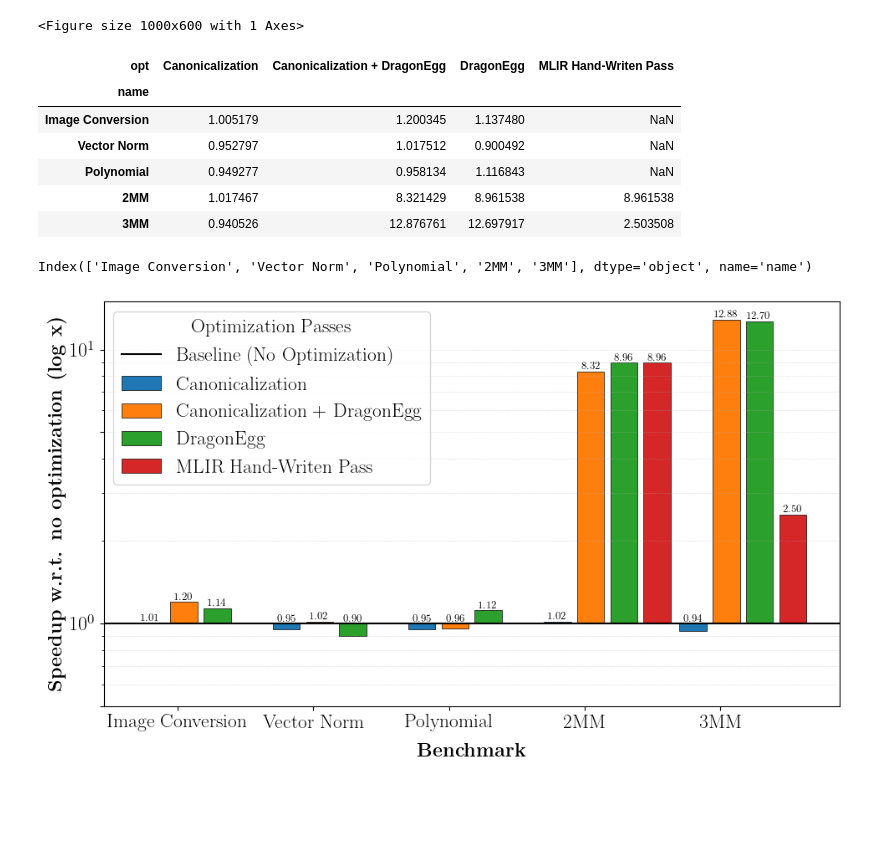
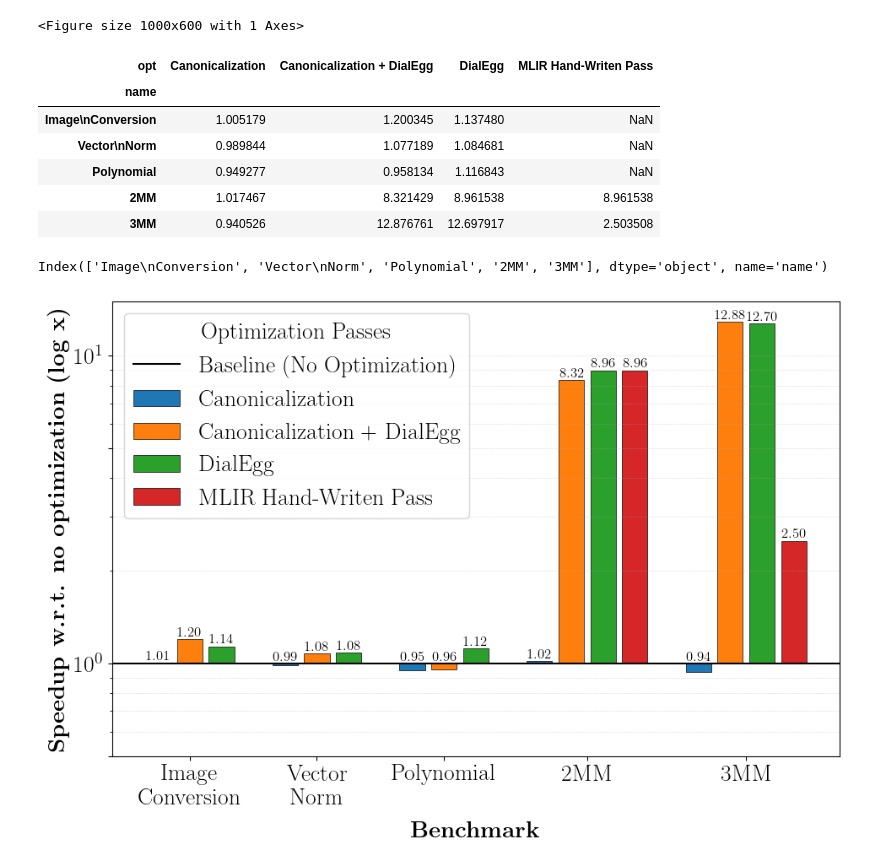
Before and after one commit to zzzDavid/DialEgg, a Jupyter notebook: scripts/plot.ipynb, the cells around one changed output. Cells and saved outputs as stored; diff of their text form; code cells hidden in the pictures; blank space fills up the shorter version.

```diff
--- a/scripts/plot.ipynb
+++ b/scripts/plot.ipynb
@@ -34,19 +34,19 @@ df
 # %%
 # Renanem names to nice names
 df['name'] = df['name'].replace({
-    "arith_rgb_to_gray": "Image Conversion",
+    "arith_rgb_to_gray": "Image\nConversion",
     "linalg_assoc": "2MM",
     "linalg_3mm": "3MM",
-    "math_inv_sqrt": "Vector Norm",
+    "math_inv_sqrt": "Vector\nNorm",
     "math_horners_method": "Polynomial"
 })
 
 df['opt'] = df['opt'].replace({
     "noopt": "No Optimization",
     "canon": "Canonicalization",
-    "eqsat": "DragonEgg",
-    "eqsat+canon": "DragonEgg + Canonicalization",
-    "canon+eqsat": "Canonicalization + DragonEgg",
+    "eqsat": "DialEgg",
+    "eqsat+canon": "DialEgg + Canonicalization",
+    "canon+eqsat": "Canonicalization + DialEgg",
     "cpp": "MLIR Hand-Writen Pass"
 })
 # %%
@@ -80,7 +80,7 @@ df_opt = df[['name', 'opt', "-O3"]]
 
 # Pivot the dataframe to have optimizations as columns
 df_pivot = df_opt.pivot(index='name', columns='opt', values="-O3")
-df_pivot = df_pivot.drop(columns=['DragonEgg + Canonicalization'], errors='ignore')
+df_pivot = df_pivot.drop(columns=['DialEgg + Canonicalization'], errors='ignore')
 
 # Calculate speedup relative to 'noopt'
 df_speedup = (1.0 / df_pivot).mul(df_pivot['No Optimization'], axis=0)
@@ -142,73 +142,71 @@ df_opt = df[['name', 'opt', "-O3"]]
 
 # Pivot the dataframe to have optimizations as columns
 df_pivot = df_opt.pivot(index='name', columns='opt', values="-O3")
-df_pivot = df_pivot.drop(columns=['DragonEgg + Canonicalization'], errors='ignore')
+df_pivot = df_pivot.drop(columns=['DialEgg + Canonicalization'], errors='ignore')
 
 # Calculate speedup relative to 'noopt'
 df_speedup = (1.0 / df_pivot).mul(df_pivot['No Optimization'], axis=0)
 df_speedup = df_speedup.drop(columns=['No Optimization'], errors='ignore')
 
 # order is Image Conversion, vector norm, polynomial, 2MM, 3MM
-df_speedup = df_speedup.reindex(['Image Conversion', 'Vector Norm', 'Polynomial', '2MM', '3MM'])
+df_speedup = df_speedup.reindex(['Image\nConversion', 'Vector\nNorm', 'Polynomial', '2MM', '3MM'])
 df_speedup
 # %% [output]
-| opt | Canonicalization | Canonicalization + DragonEgg | DragonEgg | MLIR Hand-Writen Pass |
+| opt | Canonicalization | Canonicalization + DialEgg | DialEgg | MLIR Hand-Writen Pass |
 | name |  |  |  |  |
-| Image Conversion | 1.005179 | 1.200345 | 1.137480 | NaN |
-| Vector Norm | 0.952797 | 1.017512 | 0.900492 | NaN |
+| Image\nConversion | 1.005179 | 1.200345 | 1.137480 | NaN |
+| Vector\nNorm | 0.989844 | 1.077189 | 1.084681 | NaN |
 | Polynomial | 0.949277 | 0.958134 | 1.116843 | NaN |
 | 2MM | 1.017467 | 8.321429 | 8.961538 | 8.961538 |
 | 3MM | 0.940526 | 12.876761 | 12.697917 | 2.503508 |
 # %%
 df_speedup.index
 # %% [output]
-Index(['Image Conversion', 'Vector Norm', 'Polynomial', '2MM', '3MM'], dtype='object', name='name')
+Index(['Image\nConversion', 'Vector\nNorm', 'Polynomial', '2MM', '3MM'], dtype='object', name='name')
 # %%
 # Create the speedup plot
-fig, ax = plt.subplots(figsize=(10, 6))
+fig, ax = plt.subplots(figsize=(10, 7))
 
 bar_width = 0.20
-space = 0.045
-num_bars = len(df_speedup.columns)
+space = 0.050
 
-index = np.arange(len(df_speedup.index))
-group_offset = (num_bars * (bar_width + space)) / 2  # Offset to center bar groups
+index = np.array([0, 1, 2, 3, 4.25])
 
 for i, col in enumerate(df_speedup.columns):
-    bars = ax.bar(index + bar_width/2 + i * (bar_width + space), df_speedup[col] - 1, bar_width,
+    bars = ax.bar(index + i * (bar_width + space), df_speedup[col] - 1, bar_width,
                   label=col, bottom=1, edgecolor='black', linewidth=0.5)  # Bars start from 1
 
     # Add text labels on top of each bar
     for bar in bars:
         height = bar.get_height()
         if not np.isnan(height):  # Skip NaN values
-            ax.text(bar.get_x() + bar.get_width() / 2, max(0, height) + 1, f'{height + 1:.2f}', ha='center', va='bottom', fontsize=9)
+            ax.text(bar.get_x() + bar.get_width() / 2, max(0, height) + 1, f'{height + 1:.2f}', ha='center', va='bottom', fontsize=12)
 
 ax.grid(True, which='both', axis='y', zorder=0, linestyle=':', linewidth=0.5, alpha=0.7)
-plt.rcParams.update({'font.size': 17})
+plt.rcParams.update({'font.size': 20})
 
 # Customize the plot
 plt.xlabel(r'\textbf{Benchmark}', labelpad=10, fontdict={'family': 'Libertine'})
 plt.ylabel(r'\textbf{Speedup w.r.t. no optimization (log x)}', fontdict={'family': 'Libertine', 'weight': 'bold'})
 ax.axhline(y=1, color='black', linestyle='-', label='Baseline (No Optimization)')
 
 # Rotate x-axis labels for better readabilit
-ax.set_xticks(index + (len(df_speedup.columns) - 1) * bar_width / 2)
+ax.set_xticks(index + (bar_width / 2 + space + bar_width / 2) * np.array([1, 1, 1, 1.5, 1.5]))
 ax.set_xticklabels(df_speedup.index, rotation=0, ha='center')
 
 plt.yscale('log')
 plt.ylim(0.5, 15)
 plt.yticks([0.5, 1, 5, 10])
 
-ax.legend(title='Optimization Passes', loc='upper left', fontsize=17)
+ax.legend(title='Optimization Passes', loc='upper left', fontsize=20)
 
 # Adjust layout to prevent cutting off labels
 plt.tight_layout()
 
 # save the plot to a file
 plt.savefig("../bench/speedup-O3.pdf")
 plt.savefig("/Users/aziz/Documents/2-School/Research Summer 2024/paper/assets/speedup-O3.pdf")
 
 plt.show()
 # %% [output]
-[figure, old version]
+[figure, new version]
```
Also changed, not shown: parts of 2 cells of this notebook, 48 other files.
